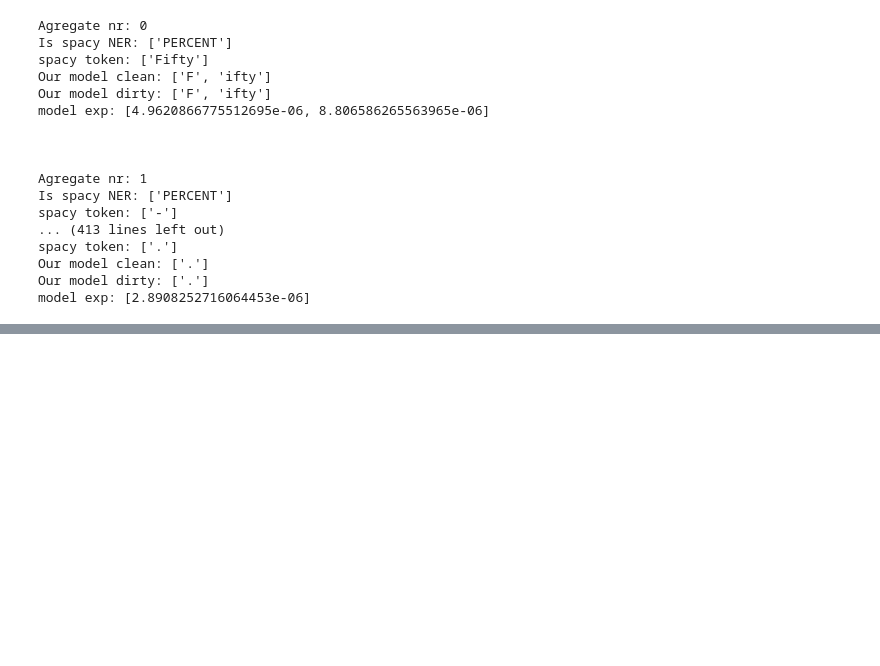
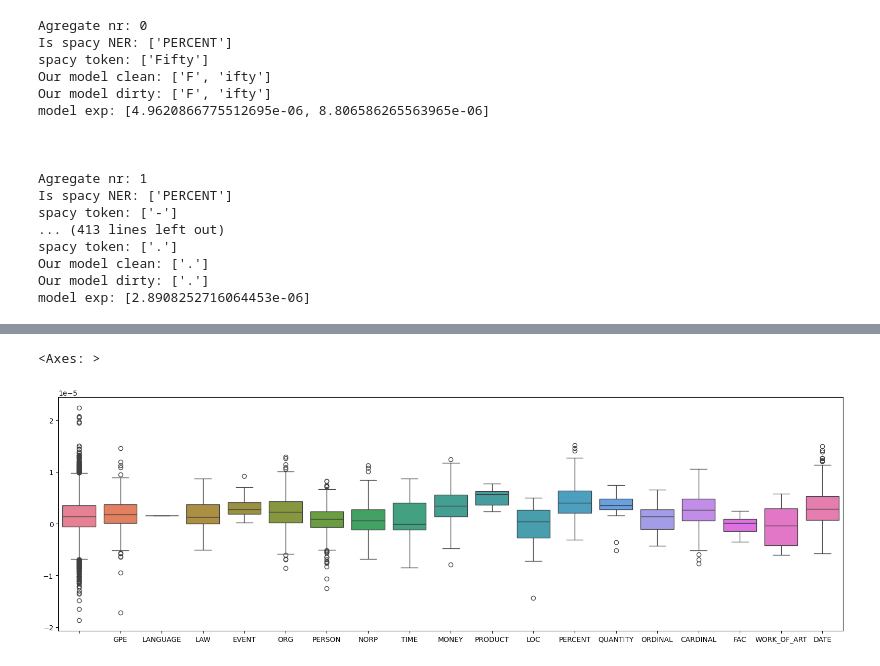
Before and after one commit to azoz01/nlp-2024-fake, a Jupyter notebook: xai_example.ipynb, the cells around one changed output, grey strips where cells are left out. Saved outputs shown, nothing was run; the diff lists cells and outputs as text; code cells hidden in the pictures; blank space fills up the shorter version.

```diff
--- a/xai_example.ipynb
+++ b/xai_example.ipynb
@@ -275,0 +236,2 @@ sns.boxplot(exps)
+# %%
+token_exp_NERs = tokenize_evaluate_and_detect_NERs(pipeline,test["text"].tolist())
@@ -275,0 +242,25 @@ sns.boxplot(exps)
+# %%
+import numpy as np
+import matplotlib.pyplot as plt
+import seaborn as sns
+
+all_ner_types = set()
+
+for _,_,ner in token_exp_NERs:
+        all_ner_types.add(ner)
+
+exps = {}
+for ner_type in all_ner_types:
+    exps[ner_type] = []
+
+
+
+for token,exp,ner in token_exp_NERs:
+      exps[ner].append(exp)
+
+
+plt.figure(figsize=(20,6))
+sns.boxplot(exps)
+# %% [output]
+<Axes: >
+[figure, added]
```
Also changed, not shown: parts of 11 cells of this notebook, 2 other files.
